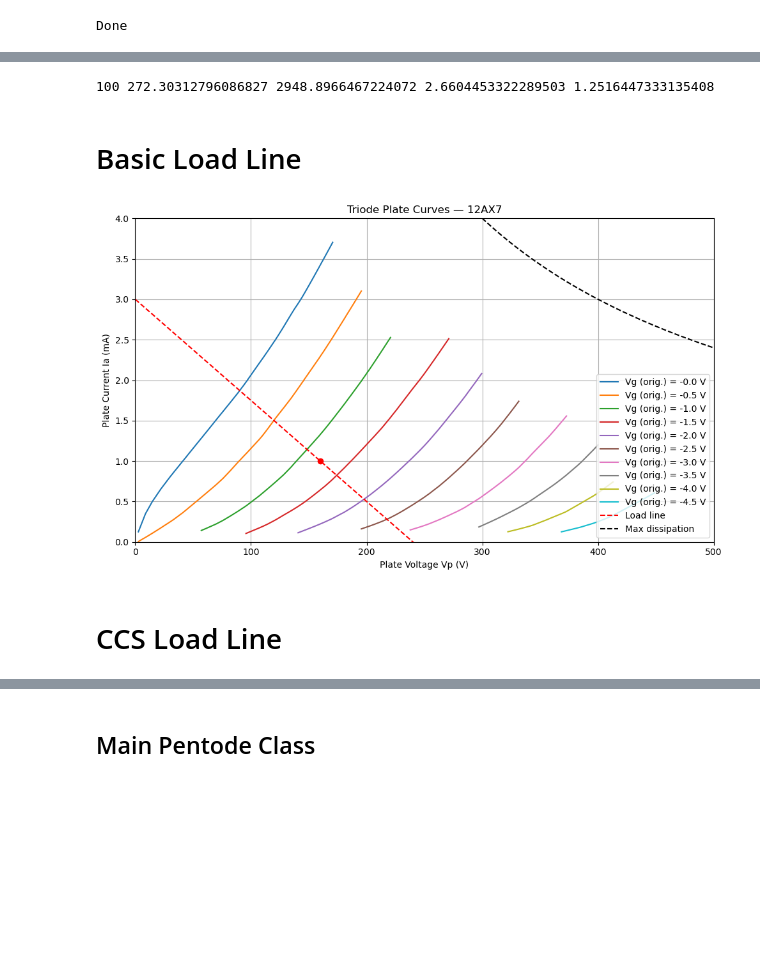
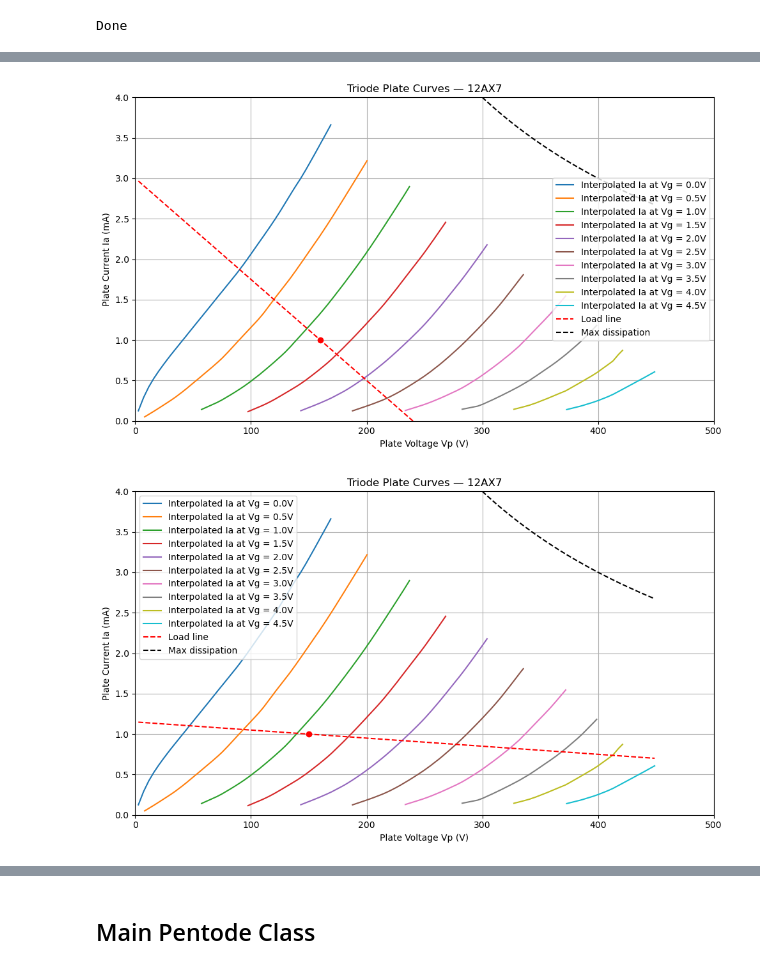
Before and after one commit to tiedyefreak22/Dual-Mono-Amp-Design, a Jupyter notebook: Triode_Pentode_Plate_Curves2.ipynb, the cells around one changed output, grey strips where cells are left out. Cells and saved outputs as stored; diff of their text form; code cells hidden in the pictures; blank space fills up the shorter version.

Commit message:
Abandoned Koren model but implemented 3d manifold "lookup"

```diff
--- a/Triode_Pentode_Plate_Curves2.ipynb
+++ b/Triode_Pentode_Plate_Curves2.ipynb
@@ -190,84 +159,32 @@ Done
 # %%
 # keys = grid voltages, values = (Vp, Ia) pairs
 with open("plate_curves.pkl", "rb") as f:
     data = pickle.load(f)
 
 # Step 1: Flatten into Vp, Vg, Ia arrays
 Vp_data = []
 Vg_data = []
 Ia_data = []
 
 for key, curve in data.items():
     Vg_val = float(key.replace("gv", ""))
     for Vp, Ia in curve:
         Vp_data.append(Vp)
         Vg_data.append(Vg_val)
         Ia_data.append(Ia)
 
 Vp_data = np.array(Vp_data)
 Vg_data = np.array(Vg_data)
 Ia_data = np.array(Ia_data)
 
 triode = Triode(Vp_data, Ia_data, Vg_data)
 triode.three_D_manifold()
 triode.plot_three_D_manifold()
-
-Vp = np.linspace(0, 300, 301)
-Vg_list = [0, -0.5, -1, -1.5, -2, -2.5, -3, -3.5, -4, -4.5]
-mu = 100
-triode.extended_koren(Vg_list, mu)
-print(triode.mu, triode.kp, triode.kg, triode.kv, triode.gamma)
-triode.plot_extended_koren(Vg_list)
+triode.load_line(240, 1250, 1, 2, 80000) # plate_current in milliamps
+triode.plot_load_line()
+triode.ccs_load_line(150, 1, 2, 1000000)
+triode.plot_ccs_load_line()
 # %% [output]
 [figure]
-100 272.30312796086827 2948.8966467224072 2.6604453322289503 1.2516447333135408
+[figure, added]
+[figure, added]
-# %% [markdown]
-# Basic Load Line
-# %%
-# Tube model parameters from optimization
-mu = 100 # Amplification factor
-kp = popts[0] # Plate voltage shaping constant
-kg = popts[1] # Perveance scaling factor
-kv = popts[2] # Exponential shaping constant
-
-# Voltage sweep
-Vp = np.linspace(0, 500, 501)
-Vg_list = [-4.5, -4, -3.5, -3, -2.5, -2, -1.5, -1, -0.5, 0]
-triode = Triode(Vp, Vg_list, mu, kp, kg, kv)
-
-# Plotting
-plt.figure(figsize=(10, 6))
-
-# Traced from data sheet
-for Vp_datum, Vg_datum, Ia_datum in zip(Vp_data, Vg_data, Ia_data):
-    plt.plot(Vp_datum, Ia_datum, label=f'Vg (orig.) = -{Vg_datum[0]:.1f} V')
-
-# Plot load line
-triode.load_line(240, 1250, 1, 2, 80000) # plate_current in milliamps
-y = triode.load_m * Vp + triode.max_current # y = mx + b
-plt.plot(Vp, y, label = "Load line", color='red', linestyle='--')
-
-# Plot operating point
-pseudo_Vp_op = (triode.plate_current - triode.max_current) / triode.load_m # y = mx + b
-plt.plot(pseudo_Vp_op, triode.plate_current, color='red', marker='o', linestyle = "none")
-
-# Plot maximum dissipation
-max_diss = 1.2 # Watts
-plt.plot([i for i in Vp if i > 0], [max_diss * 1000 / i for i in Vp if i > 0], label = "Max dissipation", color='black', linestyle='--')
-
-# Plot voltage swing
-
-
-plt.xlabel('Plate Voltage Vp (V)')
-plt.ylabel('Plate Current Ia (mA)')
-plt.xlim([0, 500])
-plt.ylim([0, 4])
-plt.title('Triode Plate Curves — 12AX7')
-plt.legend()
-plt.grid(True)
-plt.tight_layout()
-plt.show()
-# %% [output]
-[figure, removed]
-# %% [markdown]
-# CCS Load Line
```
Also changed, not shown: parts of 11 cells of this notebook, 1 other file.
